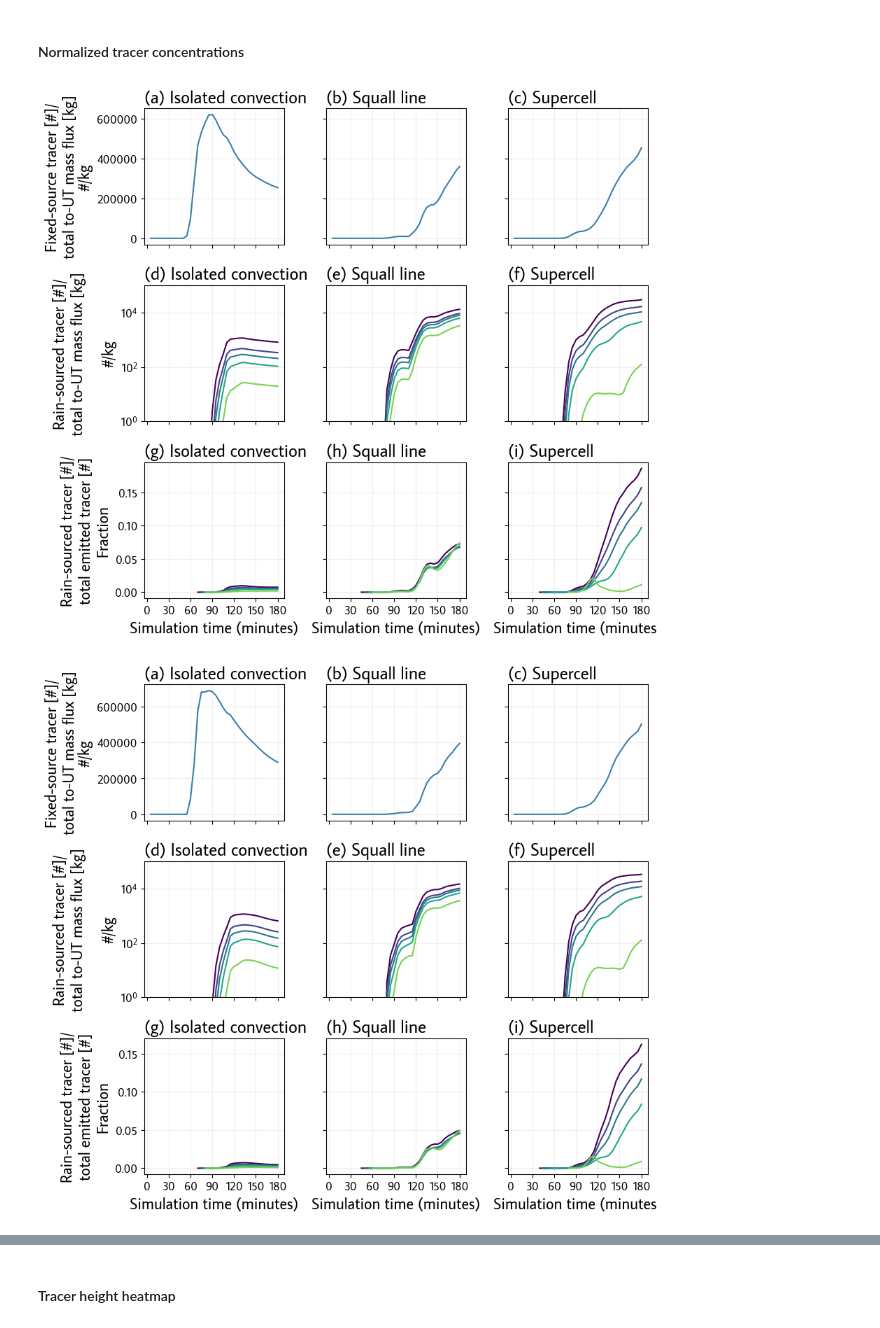
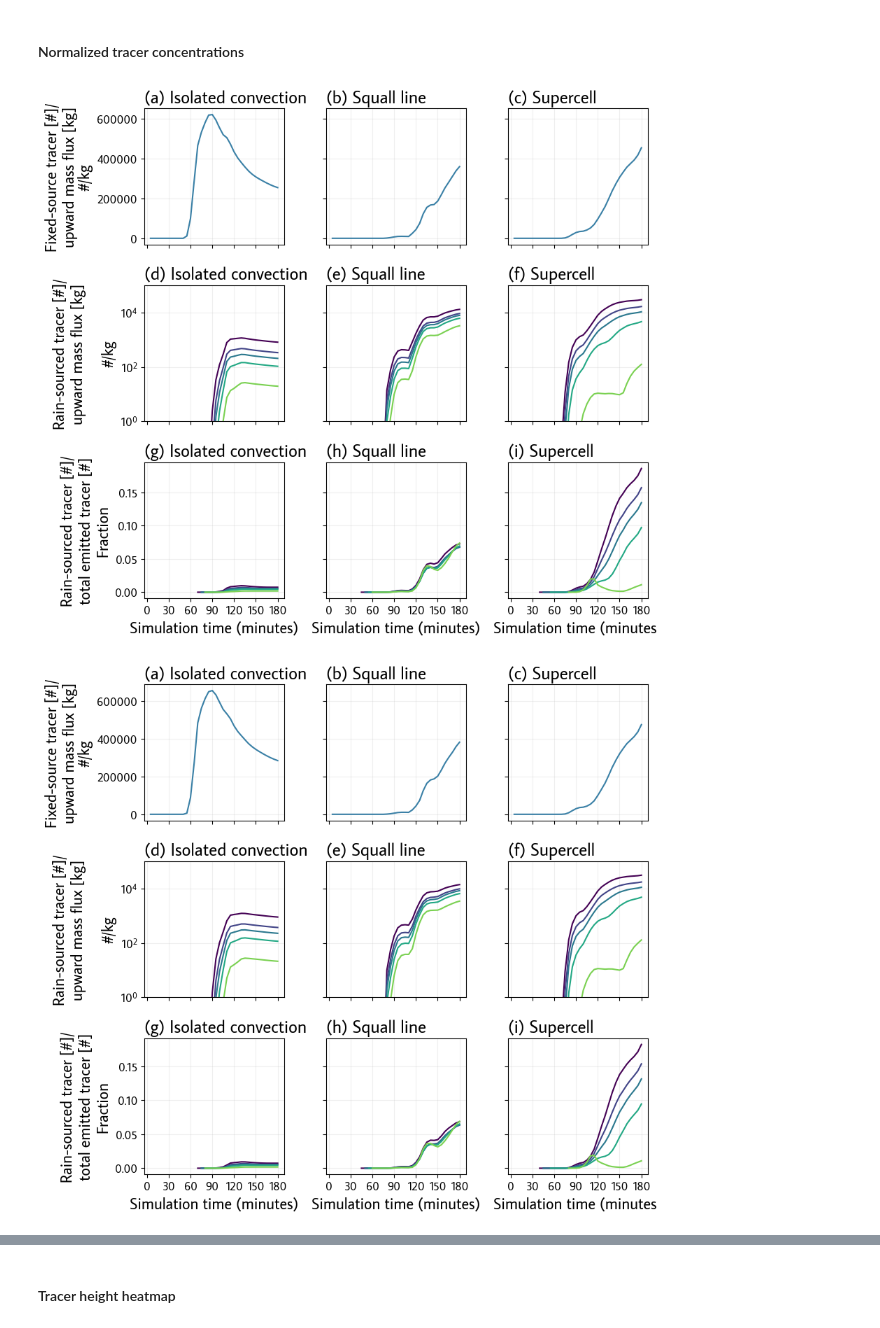
Before and after one commit to cmdavis4/tracer_paper, a Jupyter notebook: analysis-tracerpaper.ipynb, the cells around one changed output, grey strips where cells are left out. Saved outputs shown, nothing was run; the diff lists cells and outputs as text; code cells hidden in the pictures.

```diff
--- a/analysis-tracerpaper.ipynb
+++ b/analysis-tracerpaper.ipynb
@@ -3931,15 +4099,13 @@ def calculate_ul_fluxes(height_threshold):
     for storm_ix, (storm, lite_ds) in tqdm(enumerate(lite_dss.items())):
         this_ul_ds = lite_ds.sel({"z": height_threshold}, method="nearest", drop=True)
 
-        # Calculate positive flux across the 10km level
+        # Calculate positive (upward) flux across this vertical level
         # ================================
-        # Calculate positive vertical mass flux at each point in space-time
         print("Calculating upward flux")
         this_upward_flux = _calculate_fluxes(this_ul_ds.where(this_ul_ds["WC"] > 0))
 
-        # Calculate downward flux across the 10km level
+        # Calculate negative (downward) flux across this vertical level
         # ================================
-        # Calculate negative vertical mass flux at each point in space-time
         print("Calculating downward flux")
         this_downward_flux = _calculate_fluxes(this_ul_ds.where(this_ul_ds["WC"] < 0))
 
@@ -3951,7 +4117,7 @@ def calculate_ul_fluxes(height_threshold):
 
 
 ul_flux_dss = {}
-for z_km in [8, 9]:
+for z_km in blt.ALL_UL_Z_THRESHOlDS:
     ul_flux_dss[z_km] = cm.utils.read_or_cache_to(
         blt.DERIVED_DIR / f"ul_mass_fluxes_z-{z_km}000.pkl"
     )(calculate_ul_fluxes)(z_km * 1000)
@@ -4038,7 +4175,7 @@ for storm_ix, (storm, storm_ds) in enumerate(storm_dss.items()):
 # %% [markdown]
 #### Fluxes vs time
 # %%
-for z_km in [7, 10]:
+for z_km in blt.ALL_UL_Z_THRESHOlDS:
 
     cm.plotting.start_figure(f"ul_mass_fluxes_z-{z_km}000")
 
@@ -4070,11 +4209,17 @@ for z_km in [7, 10]:
 # %% [markdown]
 #### Net flux ratio
 # %%
-for z_km in [7, 10]:
+for z_km in blt.ALL_UL_Z_THRESHOlDS:
+    print(z_km)
     for storm in blt.STORM_NAMES:
+        print(storm)
         print(
-            (ul_flux_dss[z_km][storm]["cumu_downward_mass_flux"] / -ul_flux_dss[z_km][storm]["cumu_upward_mass_flux"]).isel(
-                {"time": -1}
+            (
+                ul_flux_dss[z_km][storm]["cumu_downward_mass_flux"]
+                / -ul_flux_dss[z_km][storm]["cumu_upward_mass_flux"]
             )
+            .isel({"time": -1})
+            .values
         )
+    print("")
 # %% [output]
@@ -4098,7 +4243,7 @@ Coordinates:
 # %% [markdown]
 #### Normalized tracer concentrations
 # %%
-for z_km in [7, 10]:
+for z_km in blt.ALL_UL_Z_THRESHOlDS:
 
     cm.plotting.start_figure(f"fxx_tracer_entrainment_{z_km}km", verbose=False)
 
@@ -4123,7 +4268,9 @@ for z_km in [7, 10]:
                 this_ul_tracer_df["t_minutes"],
                 this_ul_tracer_df[f"{tracer}_nc"].values
                 / ul_flux_dss[z_km][storm]["cumu_upward_mass_flux"].values,
-                color=mpl.colormaps[blt.PROGRESSIVE_CMAP](tracer_ix / len(blt.RS_TRACERS)),
+                color=mpl.colormaps[blt.PROGRESSIVE_CMAP](
+                    tracer_ix / len(blt.RS_TRACERS)
+                ),
                 label=str(blt.RS_TRACER_THRESHOLDS_MM_HR[tracer_ix]) + " mm/hr",
                 name=f"storm-{storm}_tracer-rstracer{tracer.lower()}_normalized-flux",
             )
@@ -4131,37 +4278,43 @@ for z_km in [7, 10]:
             axs[2, storm_ix].plot(
                 this_ul_tracer_df["t_minutes"],
                 this_ul_tracer_df[f"{tracer}_nc"].values
                 / tracer_totals_profile_dss[storm][f"ACC{tracer}_nc"],
-                color=mpl.colormaps[blt.PROGRESSIVE_CMAP](tracer_ix / len(blt.RS_TRACERS)),
+                color=mpl.colormaps[blt.PROGRESSIVE_CMAP](
+                    tracer_ix / len(blt.RS_TRACERS)
+                ),
                 label=str(blt.RS_TRACER_THRESHOLDS_MM_HR[tracer_ix]) + " mm/hr",
                 name=f"storm-{storm}_tracer-rstracer{tracer.lower()}_normalized-acc",
             )
 
-        axs[1, storm_ix].set_title(blt.axes_title(3 + storm_ix, blt.STORM_LABELS[storm]))
-        axs[2, storm_ix].set_title(blt.axes_title(6 + storm_ix, blt.STORM_LABELS[storm]))
+        axs[1, storm_ix].set_title(
+            blt.axes_title(3 + storm_ix, blt.STORM_LABELS[storm])
+        )
+        axs[2, storm_ix].set_title(
+            blt.axes_title(6 + storm_ix, blt.STORM_LABELS[storm])
+        )
 
     cm.plotting.add_row_header_auto(
-        axs[0, 0], "Fixed-source tracer [#]/\ntotal to-UT mass flux [kg]"
+        axs[0, 0], "Fixed-source tracer [#]/\nupward mass flux [kg]"
     )
     cm.plotting.add_row_header_auto(
-        axs[1, 0], "Rain-sourced tracer [#]/\ntotal to-UT mass flux [kg]"
+        axs[1, 0], "Rain-sourced tracer [#]/\nupward mass flux [kg]"
     )
     cm.plotting.add_row_header_auto(
         axs[2, 0], "Rain-sourced tracer [#]/\ntotal emitted tracer [#]"
     )
 
     axs[0, 0].set_ylabel("#/kg")
     axs[1, 0].set_ylabel("#/kg")
     axs[2, 0].set_ylabel("Fraction")
 
     for ax in axs[-1, :].flatten():
         blt.label_x_axis(ax)
 
     for ax in axs[1:2].flatten():
         ax.set_yscale("log")
         ax.set_ylim([1e0, 1e5])
 
     save_figure_and_data()
 # %% [output]
-[figure, old version]
+[figure, new version]
-[figure, old version]
+[figure, new version]
```
Also changed, not shown: parts of 21 cells of this notebook, 2 other files.
